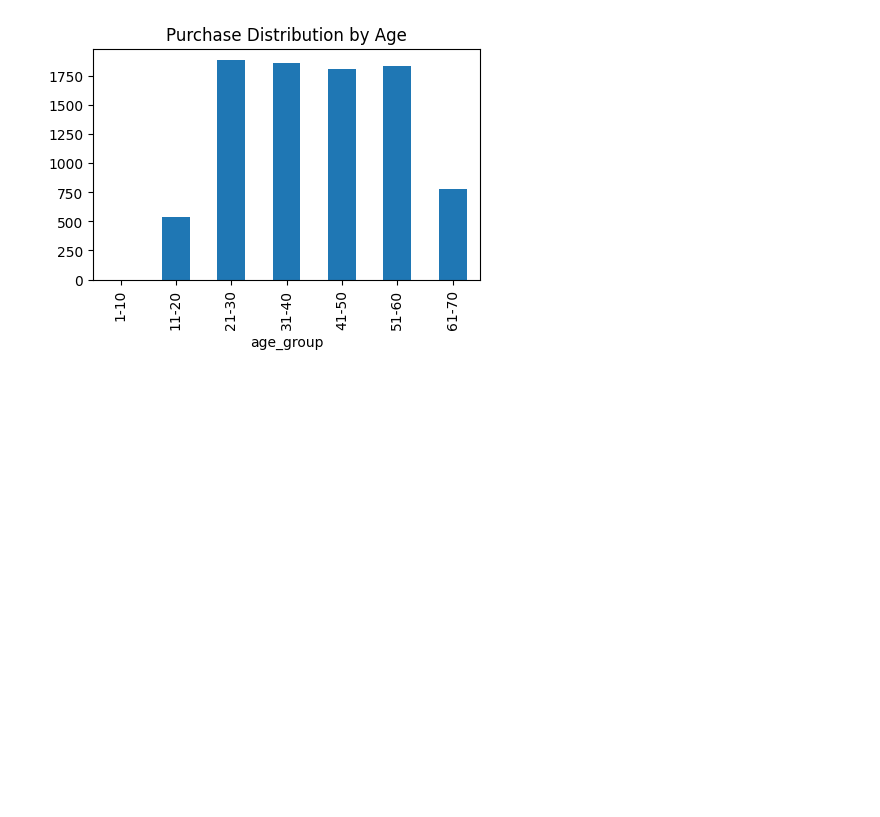
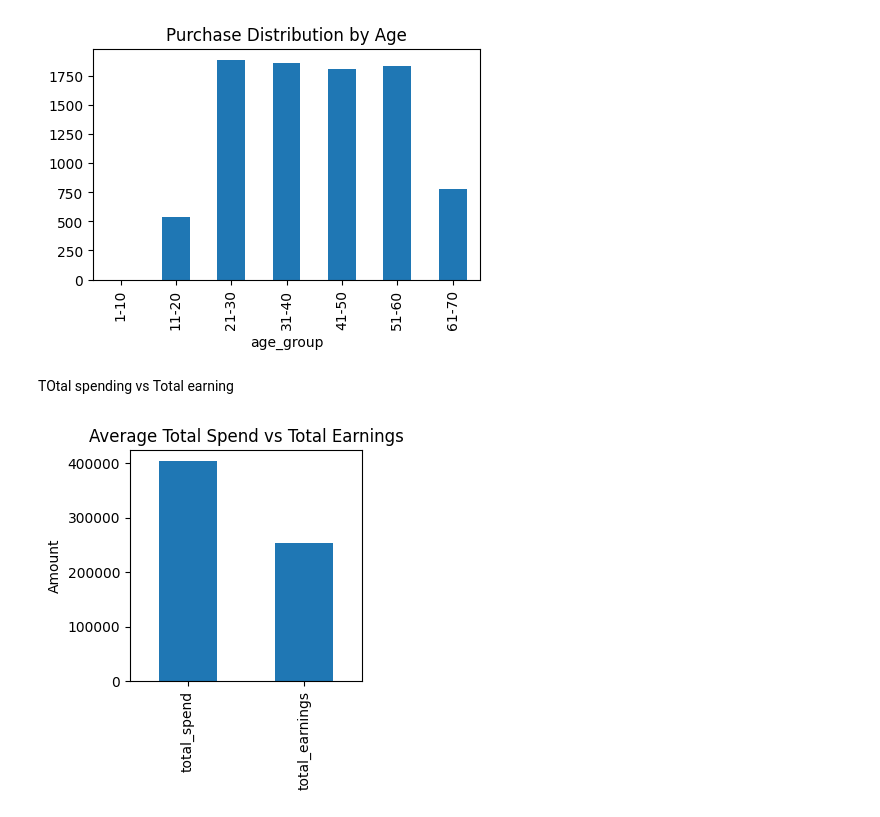
Before and after one commit to Kashmira-25/resale-marketplace-customer-analysis, a Jupyter notebook: notebooks/customer_analysis.ipynb, the cells around one changed output. Saved outputs shown, nothing was run; the diff lists cells and outputs as text; code cells hidden in the pictures; blank space fills up the shorter version.

```diff
--- a/notebooks/customer_analysis.ipynb
+++ b/notebooks/customer_analysis.ipynb
@@ -181,3 +193,15 @@ df1.groupby('age_group').size().plot(kind = 'bar', figsize = (5,3), title = 'Pur
 # %% [output]
 <Axes: title={'center': 'Purchase Distribution by Age'}, xlabel='age_group'>
 [figure]
+# %% [markdown]
+TOtal spending vs Total earning
+# %%
+from matplotlib import pyplot as plt
+
+plt.figure(figsize=(3, 3))
+df1[['total_spend', 'total_earnings']].mean().plot(kind='bar')
+plt.ylabel('Amount')
+plt.title('Average Total Spend vs Total Earnings')
+plt.show()
+# %% [output]
+[figure, added]
```
Also changed, not shown: parts of 23 cells of this notebook.
